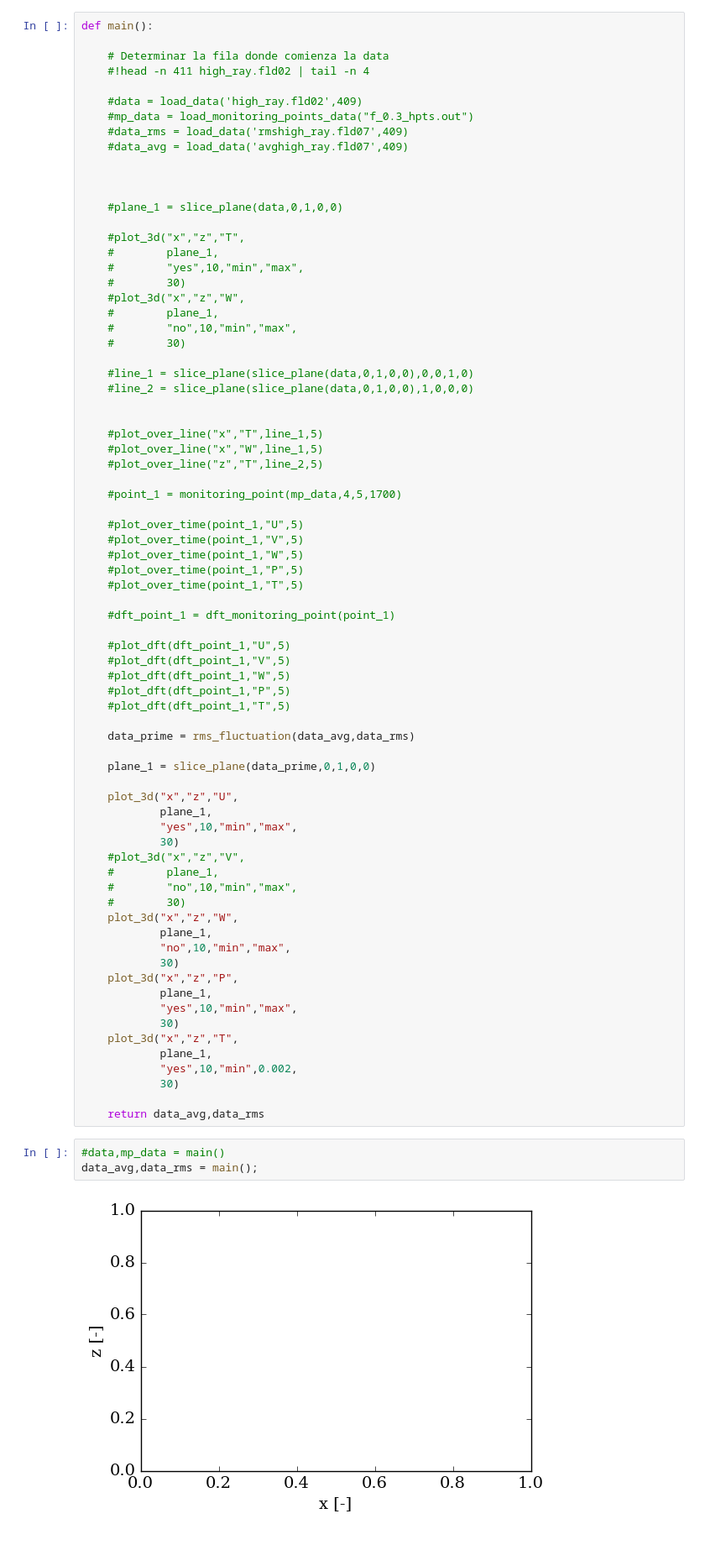
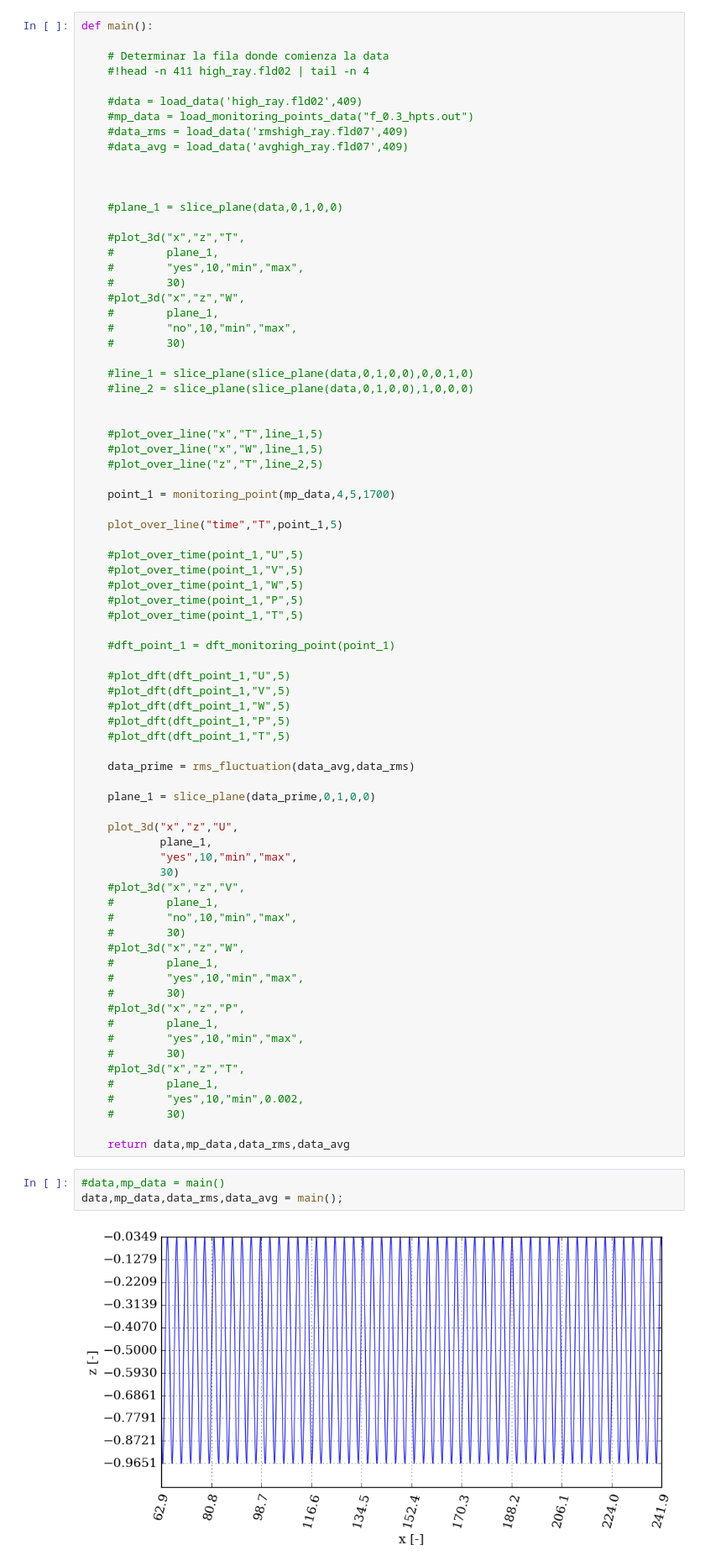
Before and after one commit to nicolas-thiers/PostProcessing, a Jupyter notebook: PostProcessing.ipynb, the cells around one changed output. Shown: that part at 84% size. Saved outputs shown, nothing was run; the diff lists cells and outputs as text; blank space fills up the shorter version.

Commit message:
Correct and add missing description to all functions. 	-Merge plot_over_line() and plot_over_time() functions into single one

```diff
--- a/PostProcessing.ipynb
+++ b/PostProcessing.ipynb
@@ -615,7 +662,9 @@ def main():
     #plot_over_line("x","W",line_1,5)
     #plot_over_line("z","T",line_2,5)
 
-    #point_1 = monitoring_point(mp_data,4,5,1700)
+    point_1 = monitoring_point(mp_data,4,5,1700)
+
+    plot_over_line("time","T",point_1,5)
 
     #plot_over_time(point_1,"U",5)
     #plot_over_time(point_1,"V",5)
@@ -643,22 +692,22 @@ def main():
     #        plane_1,
     #        "no",10,"min","max",
     #        30)
-    plot_3d("x","z","W",
-            plane_1,
-            "no",10,"min","max",
-            30)
-    plot_3d("x","z","P",
-            plane_1,
-            "yes",10,"min","max",
-            30)
-    plot_3d("x","z","T",
-            plane_1,
-            "yes",10,"min",0.002,
-            30)
+    #plot_3d("x","z","W",
+    #        plane_1,
+    #        "yes",10,"min","max",
+    #        30)
+    #plot_3d("x","z","P",
+    #        plane_1,
+    #        "yes",10,"min","max",
+    #        30)
+    #plot_3d("x","z","T",
+    #        plane_1,
+    #        "yes",10,"min",0.002,
+    #        30)
 
-    return data_avg,data_rms
+    return data,mp_data,data_rms,data_avg
 # %%
 #data,mp_data = main()
-data_avg,data_rms = main();
+data,mp_data,data_rms,data_avg = main();
 # %% [output]
-[figure, old version]
+[figure, new version]
```
Also changed, not shown: parts of 10 cells of this notebook.
